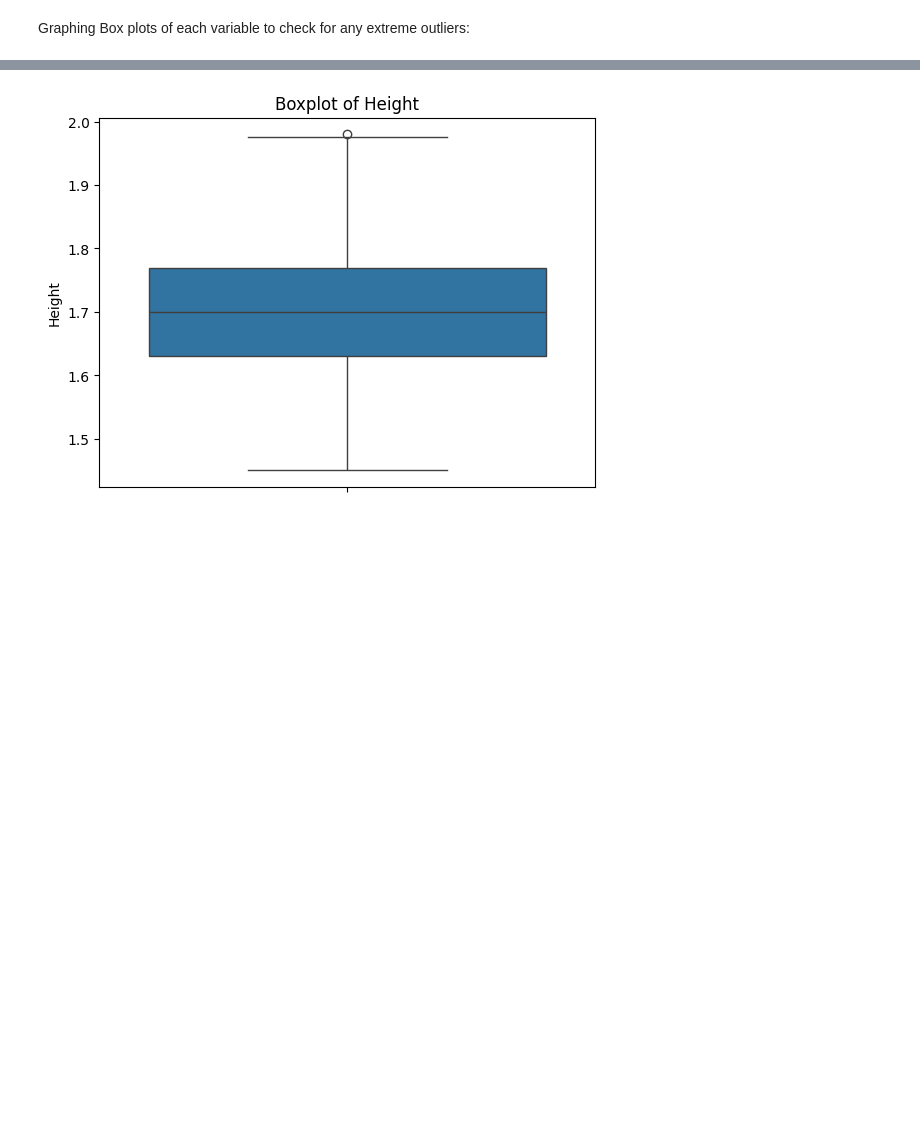
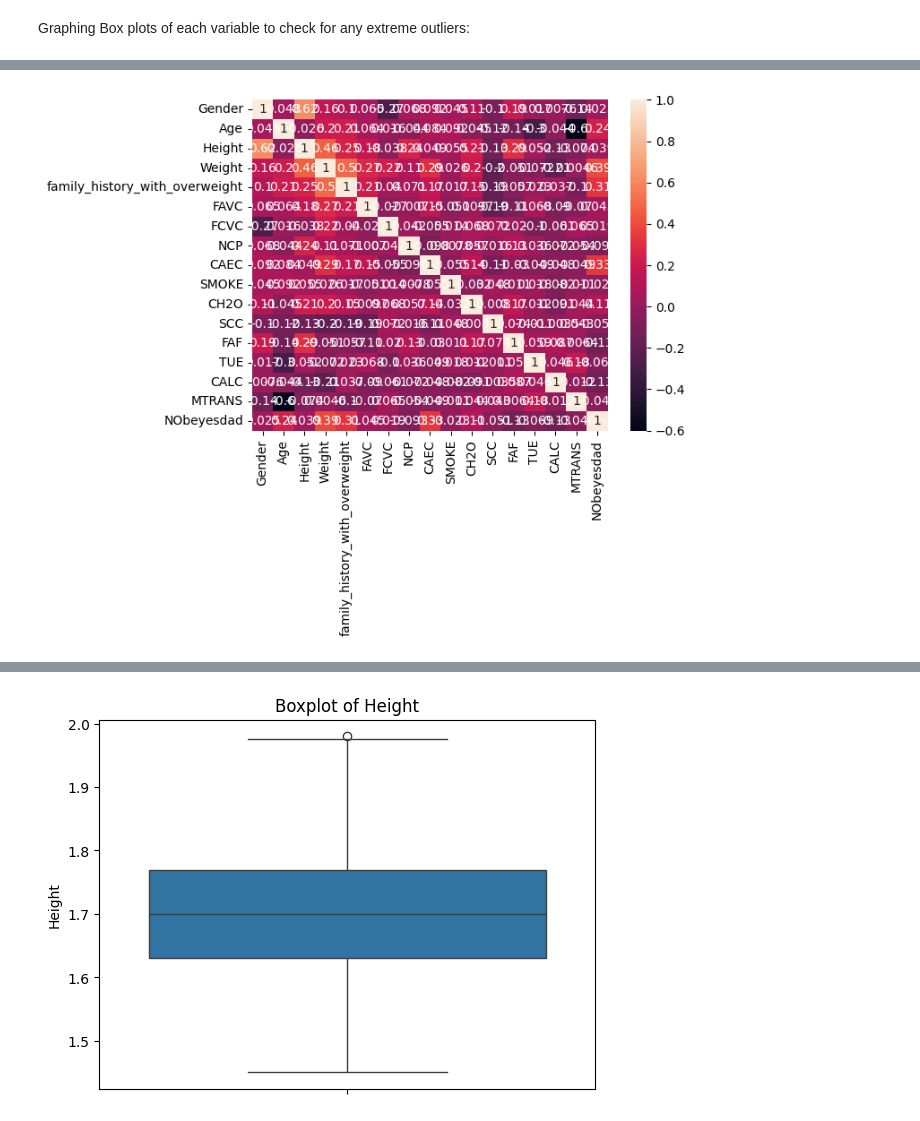
Before and after one commit to RonitT1234/Obesity_Research_Project, a Jupyter notebook: RonitResearchProject.ipynb, the cells around one changed output, grey strips where cells are left out. Drawn from its saved outputs; the diff is of its cells as text; code cells hidden in the pictures; blank space fills up the shorter version.

```diff
--- a/RonitResearchProject.ipynb
+++ b/RonitResearchProject.ipynb
@@ -54,3 +55,10 @@ Graphing Box plots of each variable to check for any extreme outliers:
 # %%
 import seaborn as sns
 import matplotlib.pyplot as plt
+# %%
+from sklearn.preprocessing import LabelEncoder
+df_encoded = df.copy()
+label_encoder = LabelEncoder()
+for column in df_encoded.columns:
+    if df_encoded[column].dtype == 'object':
+        df_encoded[column] = label_encoder.fit_transform(df_encoded[column])
@@ -56,0 +74,6 @@ import matplotlib.pyplot as plt
+# %%
+corr=df_encoded.corr()
+sns.heatmap(corr,annot=True)
+plt.show()
+# %% [output]
+[figure, added]
```
Also changed, not shown: parts of 24 cells of this notebook.
